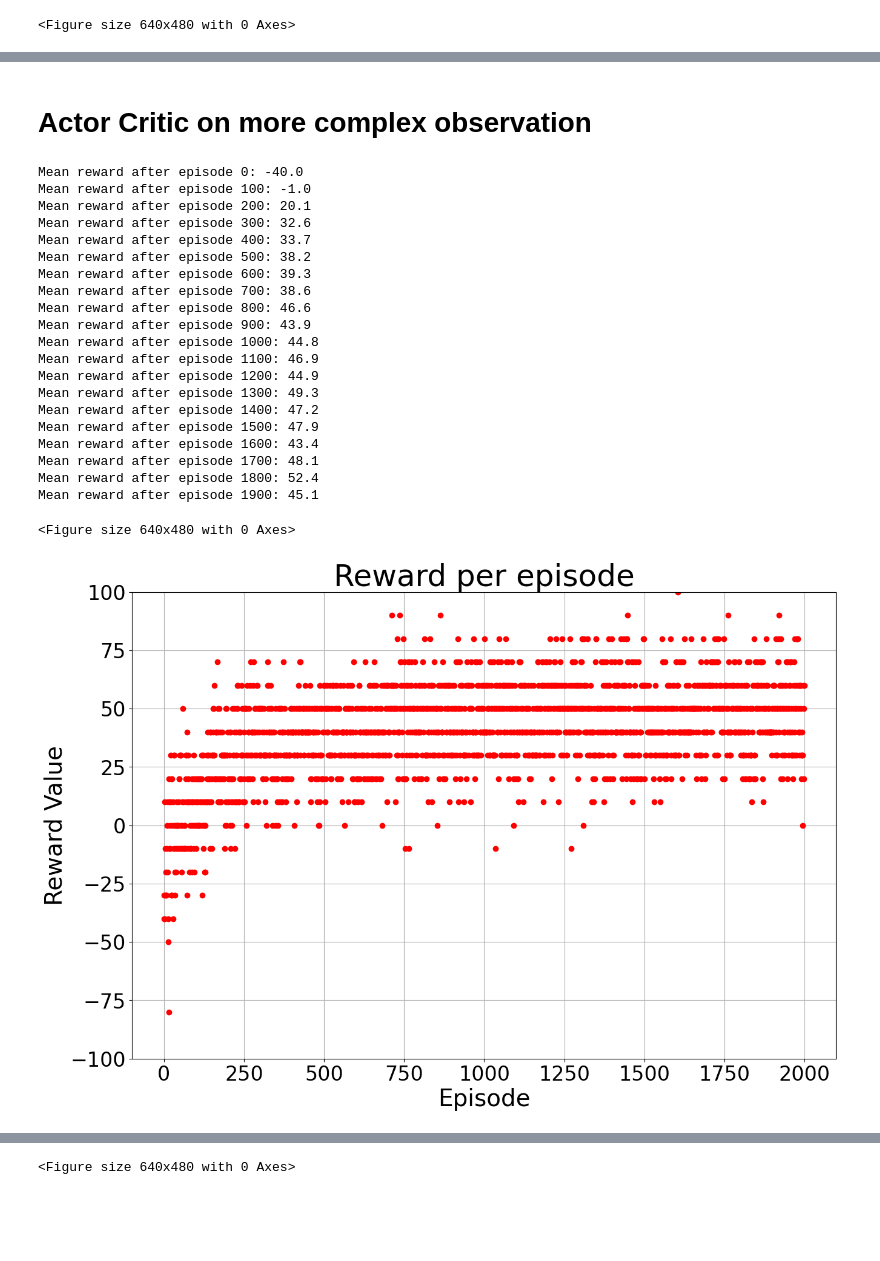
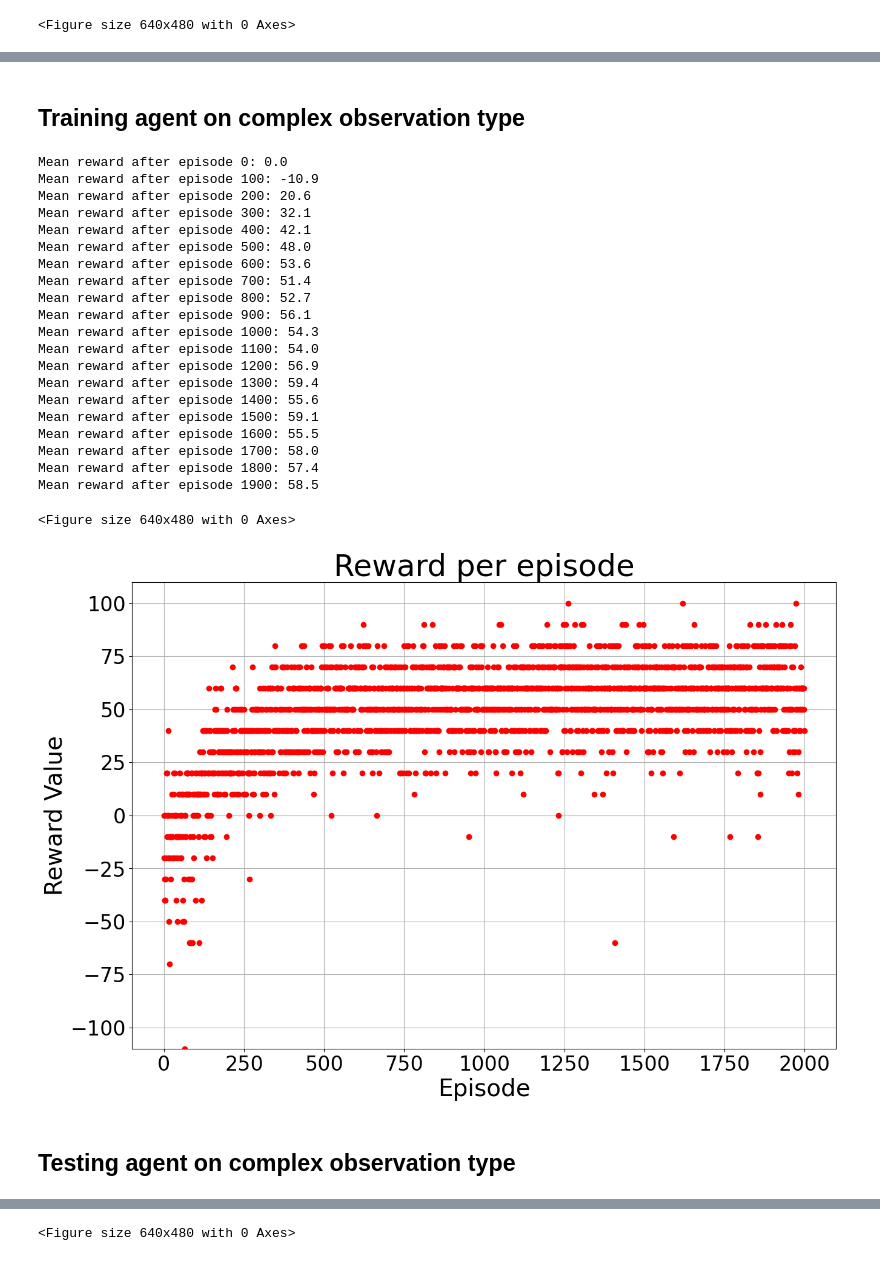
Before and after one commit to jhhunter/CSE546FinalProject, a Jupyter notebook: jhhunter_ubansal_final_project.ipynb, the cells around one changed output, grey strips where cells are left out. Drawn from its saved outputs; the diff is of its cells as text; code cells hidden in the pictures; blank space fills up the shorter version.

Commit message:
Actor Critic Done

```diff
--- a/jhhunter_ubansal_final_project.ipynb
+++ b/jhhunter_ubansal_final_project.ipynb
@@ -401,12 +403,12 @@ plot_test_rewards(environment_name, algorithm_name, test_rewards, min_reward, ma
 # %%
 env = ForestFire(height=10, width=10)
-actor_critic = ActorCritic(env.observation_space.shape[0], env.action_space.n, actor_lr=2e-4, critic_lr=1e-3, dense=True)
+actor_critic = ActorCritic(env.observation_space.shape[0], env.action_space.n, gamma=0.9, actor_lr=2e-4, critic_lr=1e-3, dense=True)
 n_episodes = 2000
 episodic_rewards = []
 environment_name = 'forest_fire'
 algorithm_name = 'td_ac'
-min_reward = -100
-max_reward = 100
+min_reward = -110
+max_reward = 110
 
 # Training the agent
 for i in range(n_episodes):
@@ -440,17 +465,20 @@ NameError: name 'ForestFire' is not defined
 # %%
 n_episodes_test = 10
 test_rewards = []
+test_env = ForestFire(height=10, width=10, save_results=True)
 for i in range(n_episodes_test):
-    obs = env.reset()
+    obs = test_env.reset()
     done = False
     reward = 0
+#     render = test_env.render(plot=False)
     with torch.no_grad():
         while not done:
             action, log_probability = actor_critic.choose_action(torch.from_numpy(obs).float().unsqueeze(0))
-            new_obs, rew, done = env.step(action)
+            new_obs, rew, done = test_env.step(action)
             reward += rew
             obs = new_obs
-
+#             render = test_env.render(plot=False)
+#     print(reward)
     test_rewards.append(reward)
 
 plot_test_rewards(environment_name, algorithm_name, test_rewards, min_reward, max_reward, show=True)
@@ -460,65 +508,67 @@ plot_test_rewards(environment_name, algorithm_name, test_rewards, min_reward, ma
 # %% [markdown]
-# Actor Critic on more complex observation
+## Training agent on complex observation type
 # %%
 env = ForestFire(height=10, width=10, obs_type='complex')
-actor_critic = ActorCritic(env.observation_space.shape[0], env.action_space.n, actor_lr=2e-4, critic_lr=1e-3, dense=True)
-n_episodes = 2000
+actor_critic = ActorCritic(env.observation_space.shape[0], env.action_space.n, gamma=0.9, actor_lr=2e-4, critic_lr=1e-3, dense=True)
+n_episodes = 3000
 episodic_rewards = []
 environment_name = 'forest_fire_complex'
 algorithm_name = 'td_ac'
-min_reward = -100
-max_reward = 100
+min_reward = -110
+max_reward = 110
 
 # Training the agent
 for i in range(n_episodes):
     obs = env.reset()
     done = False
     reward = 0
     while not done:
         action, log_probability = actor_critic.choose_action(torch.from_numpy(obs).float().unsqueeze(0))
         new_obs, rew, done = env.step(action)
         reward += rew
         actor_critic.learn(
             torch.from_numpy(obs).float().unsqueeze(0),
             action,
             log_probability,
             rew,
             torch.from_numpy(new_obs).float().unsqueeze(0),
             done
         )
         obs = new_obs
 
     episodic_rewards.append(reward)
     if(np.all(np.array(episodic_rewards[-10:]) >= 100)):
         break
     if(i%100 == 0):
         print(f'Mean reward after episode {i}: {np.array(episodic_rewards[-100:]).mean()}')
 
 
 plot_train_rewards(environment_name, algorithm_name, episodic_rewards, min_reward, max_reward, show=True)
 # %% [output]
-Mean reward after episode 0: -40.0
-Mean reward after episode 100: -1.0
-Mean reward after episode 200: 20.1
-Mean reward after episode 300: 32.6
-Mean reward after episode 400: 33.7
-Mean reward after episode 500: 38.2
-Mean reward after episode 600: 39.3
-Mean reward after episode 700: 38.6
-Mean reward after episode 800: 46.6
-Mean reward after episode 900: 43.9
-Mean reward after episode 1000: 44.8
-Mean reward after episode 1100: 46.9
-Mean reward after episode 1200: 44.9
-Mean reward after episode 1300: 49.3
-Mean reward after episode 1400: 47.2
-Mean reward after episode 1500: 47.9
-Mean reward after episode 1600: 43.4
-Mean reward after episode 1700: 48.1
-Mean reward after episode 1800: 52.4
-Mean reward after episode 1900: 45.1
+Mean reward after episode 0: 0.0
+Mean reward after episode 100: -10.9
+Mean reward after episode 200: 20.6
+Mean reward after episode 300: 32.1
+Mean reward after episode 400: 42.1
+Mean reward after episode 500: 48.0
+Mean reward after episode 600: 53.6
+Mean reward after episode 700: 51.4
+Mean reward after episode 800: 52.7
+Mean reward after episode 900: 56.1
+Mean reward after episode 1000: 54.3
+Mean reward after episode 1100: 54.0
+Mean reward after episode 1200: 56.9
+Mean reward after episode 1300: 59.4
+Mean reward after episode 1400: 55.6
+Mean reward after episode 1500: 59.1
+Mean reward after episode 1600: 55.5
+Mean reward after episode 1700: 58.0
+Mean reward after episode 1800: 57.4
+Mean reward after episode 1900: 58.5
 <Figure size 640x480 with 0 Axes>
-[figure, old version]
+[figure, new version]
+# %% [markdown]
+## Testing agent on complex observation type
 # %%
 n_episodes_test = 10
 test_rewards = []
```
Also changed, not shown: parts of 16 cells of this notebook, 2 other files.
